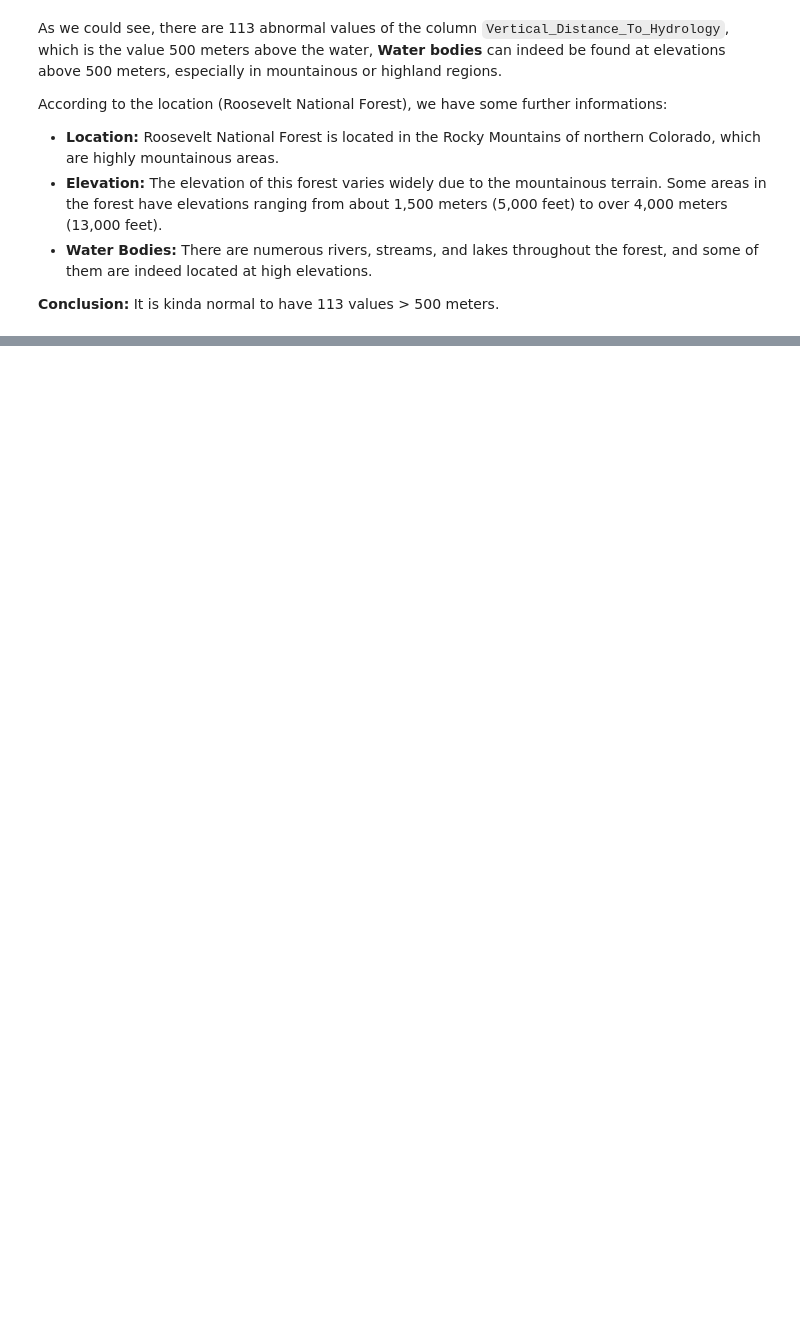
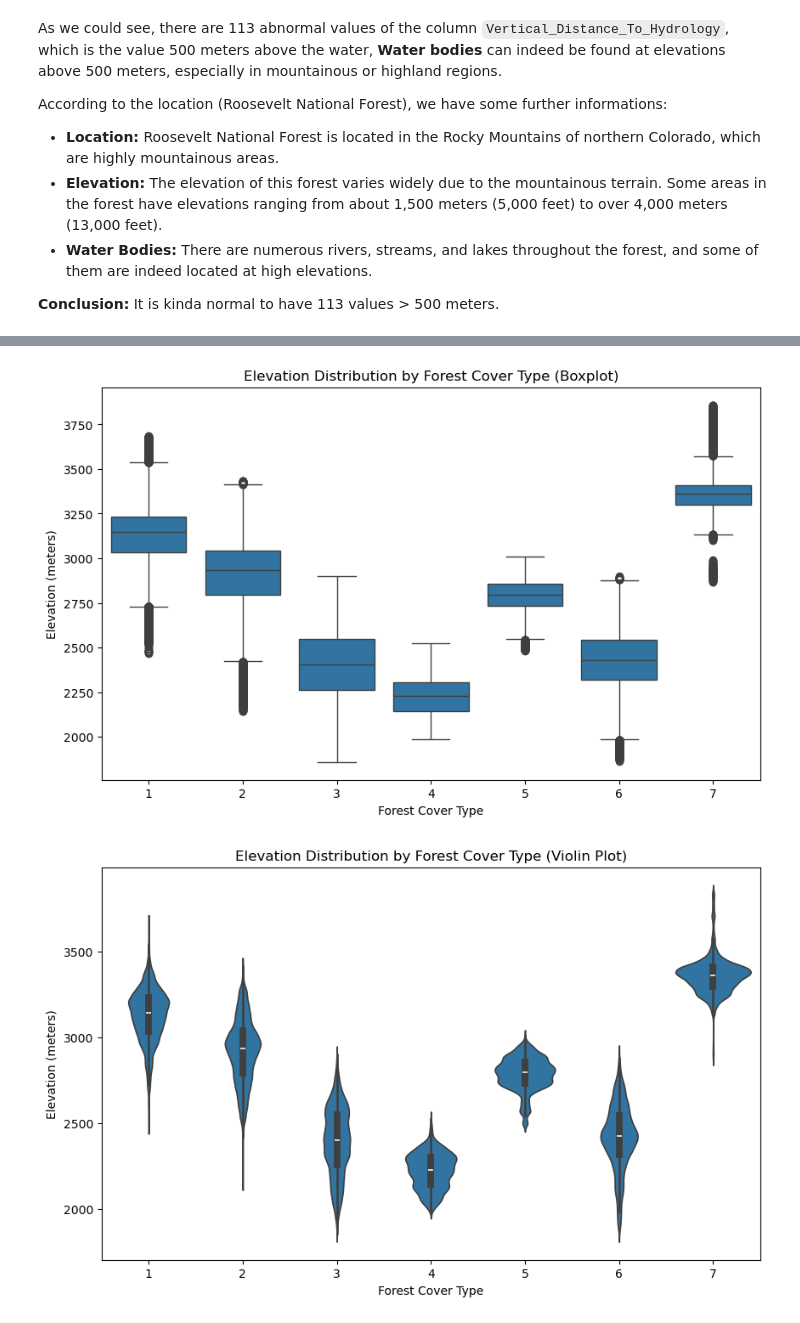
Before and after one commit to iamlkn/PDS_FinalProject, a Jupyter notebook: main.ipynb, the cells around one changed output, grey strips where cells are left out. Drawn from its saved outputs; the diff is of its cells as text; code cells hidden in the pictures; blank space fills up the shorter version.

```diff
--- a/main.ipynb
+++ b/main.ipynb
@@ -217,0 +394,19 @@ According to the location (Roosevelt National Forest), we have some further info
+# %%
+# Boxplot of elevation by cover type
+plt.figure(figsize=(10, 6))
+sns.boxplot(x='Cover_Type', y='Elevation', data=df)
+plt.title('Elevation Distribution by Forest Cover Type (Boxplot)')
+plt.xlabel('Forest Cover Type')
+plt.ylabel('Elevation (meters)')
+plt.show()
+
+# Violin plot of elevation by cover type
+plt.figure(figsize=(10, 6))
+sns.violinplot(x='Cover_Type', y='Elevation', data=df)
+plt.title('Elevation Distribution by Forest Cover Type (Violin Plot)')
+plt.xlabel('Forest Cover Type')
+plt.ylabel('Elevation (meters)')
+plt.show()
+# %% [output]
+[figure, added]
+[figure, added]
```
Also changed, not shown: parts of 15 cells of this notebook.
